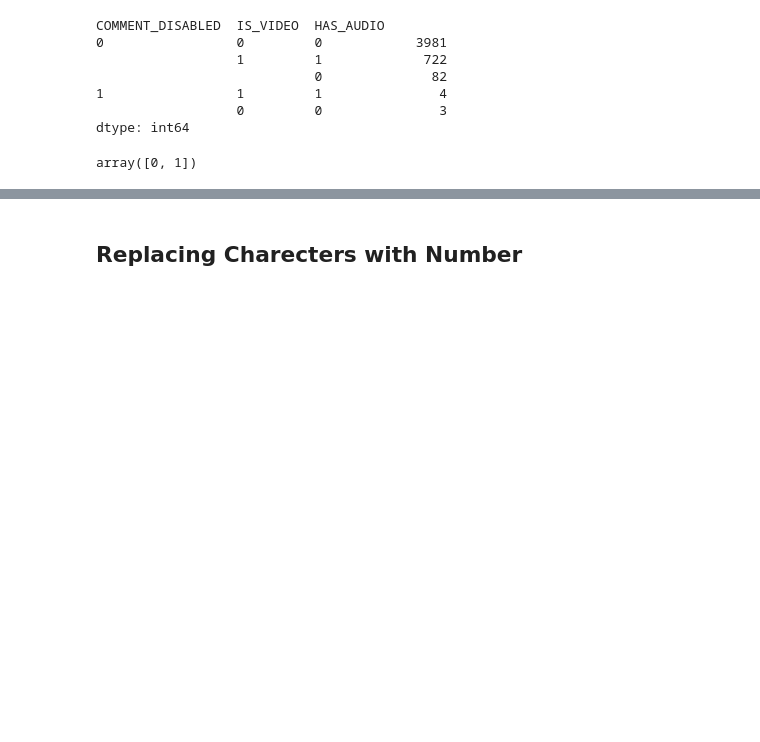
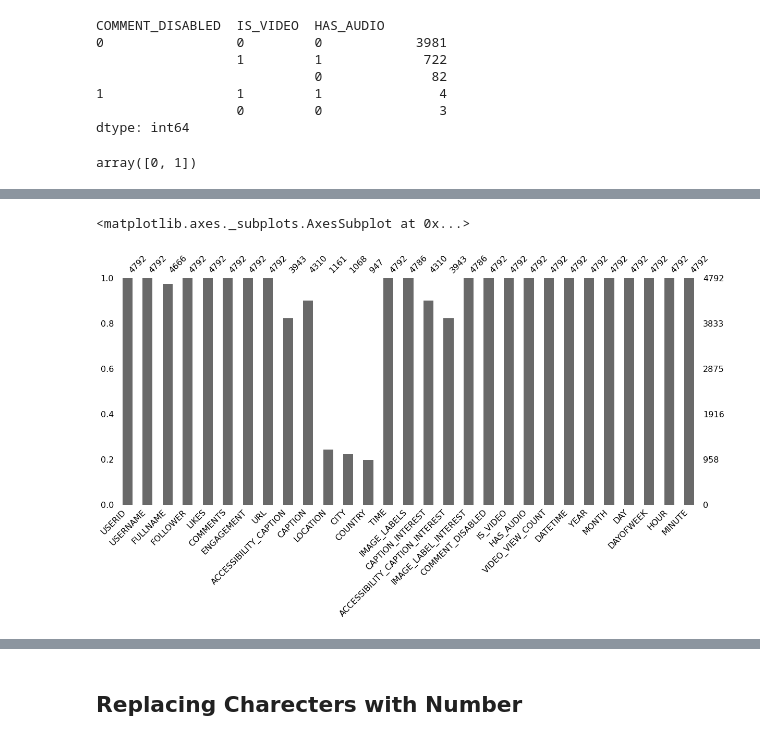
Before and after one commit to Raanank10/Instagram-s-influencers, a Jupyter notebook: Instagram_influencers.ipynb, the cells around one changed output, grey strips where cells are left out. Saved outputs shown, nothing was run; the diff lists cells and outputs as text; code cells hidden in the pictures; blank space fills up the shorter version.

```diff
--- a/Instagram_influencers.ipynb
+++ b/Instagram_influencers.ipynb
@@ -217,0 +408,5 @@ Conert unix time to separate Date and Time columns
+# %%
+msno.bar(df, figsize=(20, 8))
+# %% [output]
+<matplotlib.axes._subplots.AxesSubplot at 0x...>
+[figure, added]
```
Also changed, not shown: parts of 42 cells of this notebook.
